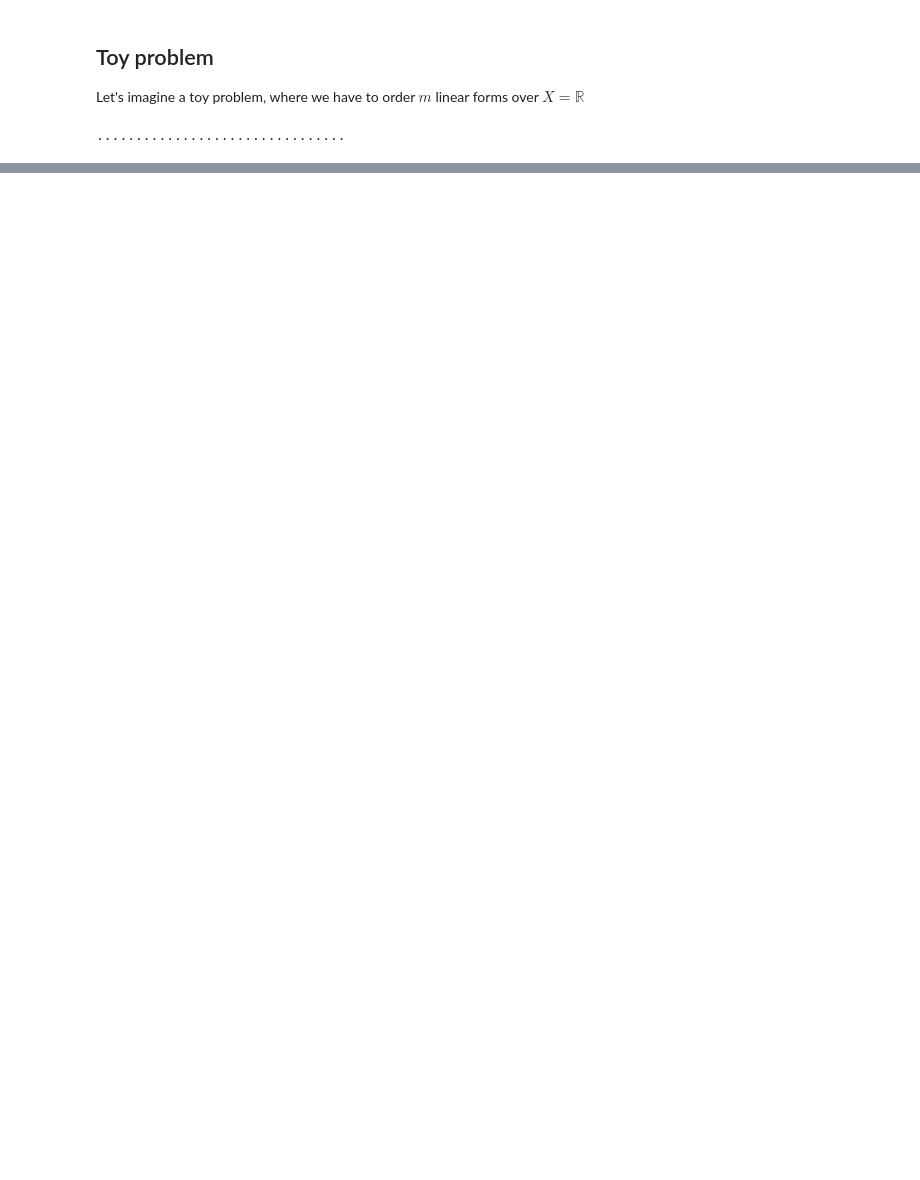
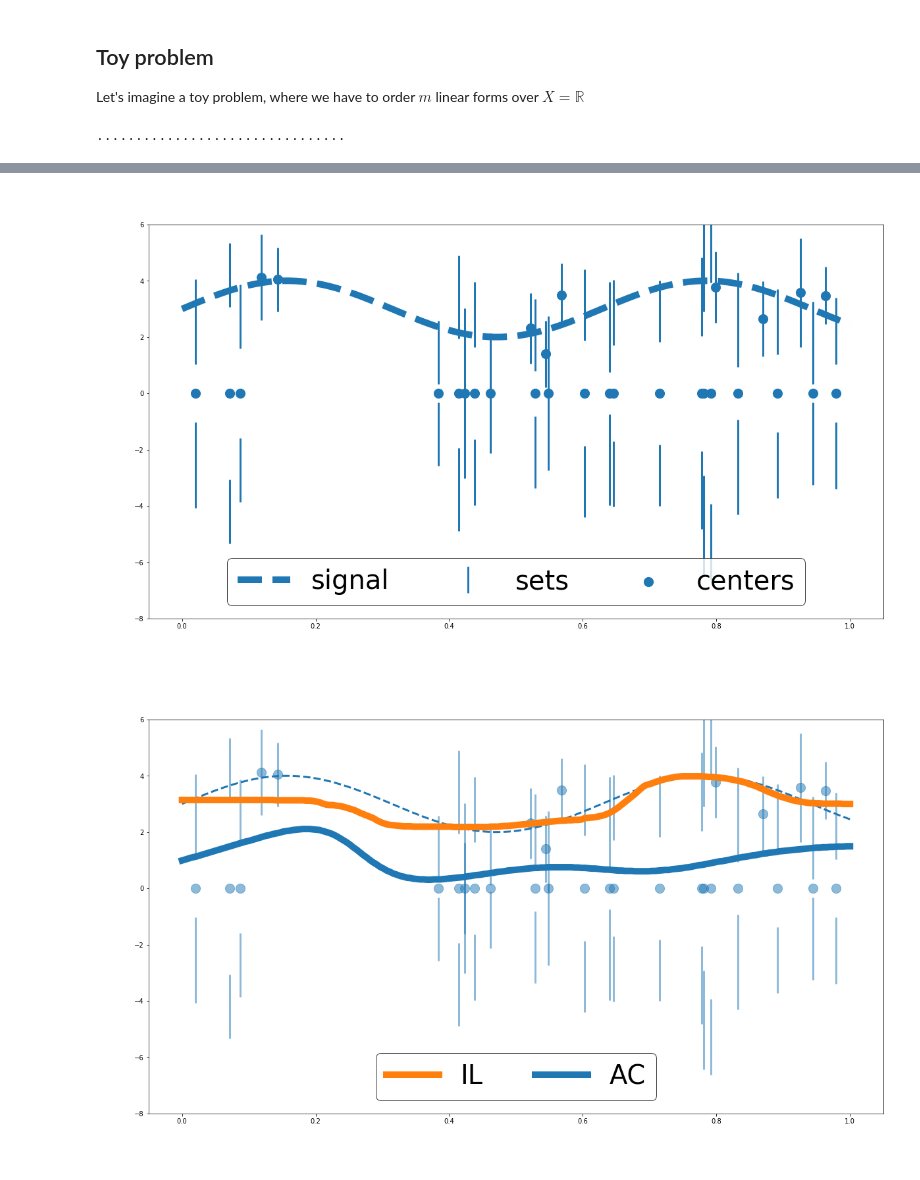
Before and after one commit to VivienCabannes/partial_labelling, a Jupyter notebook: notebooks/partial_regression.ipynb, the cells around one changed output, grey strips where cells are left out. Drawn from its saved outputs; the diff is of its cells as text; code cells hidden in the pictures; blank space fills up the shorter version.

```diff
--- a/notebooks/partial_regression.ipynb
+++ b/notebooks/partial_regression.ipynb
@@ -176,0 +177,45 @@ for ax in [ax1, ax2]:
+# %%
+gray = (76/255, 76/255, 76/255)
+gray = (0, 0, 0)
+color = 'C0'
+
+fig1, ax1 = plt.subplots(figsize=(20, 11))
+a, = ax1.plot(x_test[:, 0], y_test[:, 0], linestyle="--", linewidth=10, color=color)
+b = ax1.errorbar(x_train[:, 0], c_train[:, 0], yerr=r_train, fmt=' ', color=color, lw=3)
+ax1.errorbar(x_train[bad_ind, :], -c_train[bad_ind, 0], yerr=r_train[bad_ind], fmt=' ', color=color, lw=3)
+c = ax1.scatter(x_train[bad_ind, 0], np.zeros(bad_ind.sum()), color=color, s=200)
+ax1.scatter(x_train[good_ind, 0], c_train[good_ind, 0], color=color, s=200)
+l = ax1.legend([a, b, c], ["signal", "sets", "centers"], prop={"size": 40}, loc='lower center', ncol=3, edgecolor='k')
+ax1.set_title("Problem setting", size=48, color='w')
+
+
+fig2, ax2 = plt.subplots(figsize=(20, 11))
+ax2.plot(x_test[:, 0], y_test[:, 0], linestyle="--", linewidth=3, color=color)
+alpha = .5
+ax2.errorbar(x_train[:, 0], c_train[:, 0], yerr=r_train, fmt=' ', color="C0", alpha=alpha, lw=3)
+ax2.errorbar(x_train[bad_ind, :], -c_train[bad_ind, 0], yerr=r_train[bad_ind], fmt=' ', color="C0", alpha=alpha, lw=3)
+ax2.scatter(x_train[bad_ind, 0], np.zeros(bad_ind.sum()), color="C0", alpha=alpha, s=200)
+ax2.scatter(x_train[good_ind, 0], c_train[good_ind, 0], color="C0", alpha=alpha, s=200)
+b, = ax2.plot(x_test.squeeze(), best_y_il.squeeze(), linestyle="-", linewidth=10, color="C1")
+c, = ax2.plot(x_test.squeeze(), best_y_ac.squeeze(), linestyle="-", linewidth=10, color="C0")
+ax2.legend([b, c], ['IL', 'AC'], prop={"size": 40}, loc='lower center', ncol=2, edgecolor='k')
+ax2.set_title("Reconstruction", size=48, color='w')
+
+for ax in [ax1, ax2]:
+    ax.set_xlabel("x", size=48, color='w')
+    ax.set_ylabel("y", size=48, color='w')
+    ax.set_ylim(-8, 6)
+    ax.tick_params(labelcolor=gray)
+#     ax.tick_params(
+#         axis='both',
+#         which='both',
+#         bottom=False,
+#         left=False,
+#         labelbottom=False,
+#         labelleft=False)
+
+fig1.savefig('savings/ir/setting.png', facecolor=gray, transparent=False)
+fig2.savefig('savings/ir/reconstruction.png', facecolor=gray, transparent=False)
+# %% [output]
+[figure, added]
+[figure, added]
```
Also changed, not shown: parts of 3 cells of this notebook, 6 other files.
